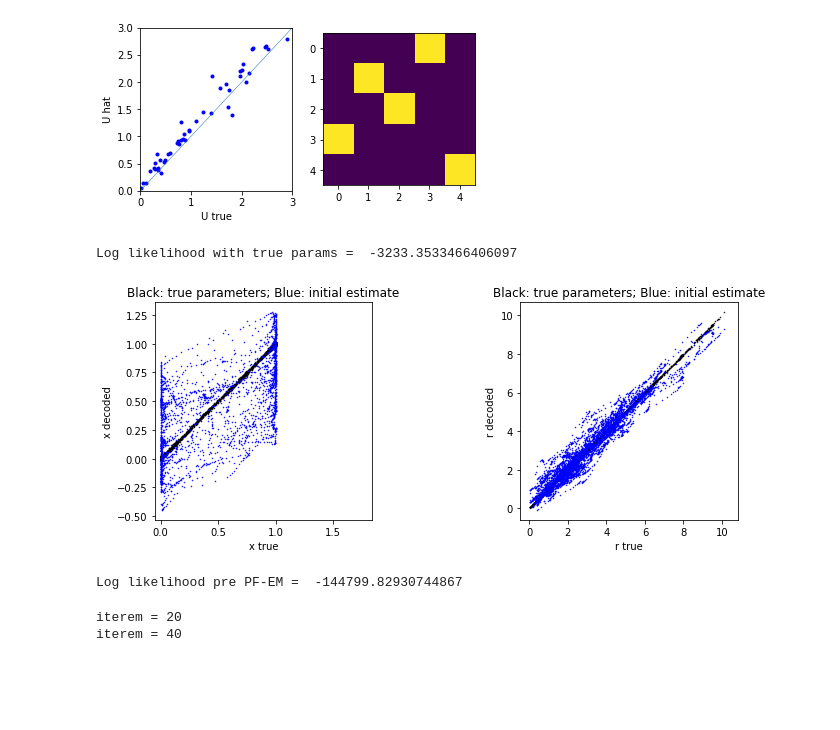
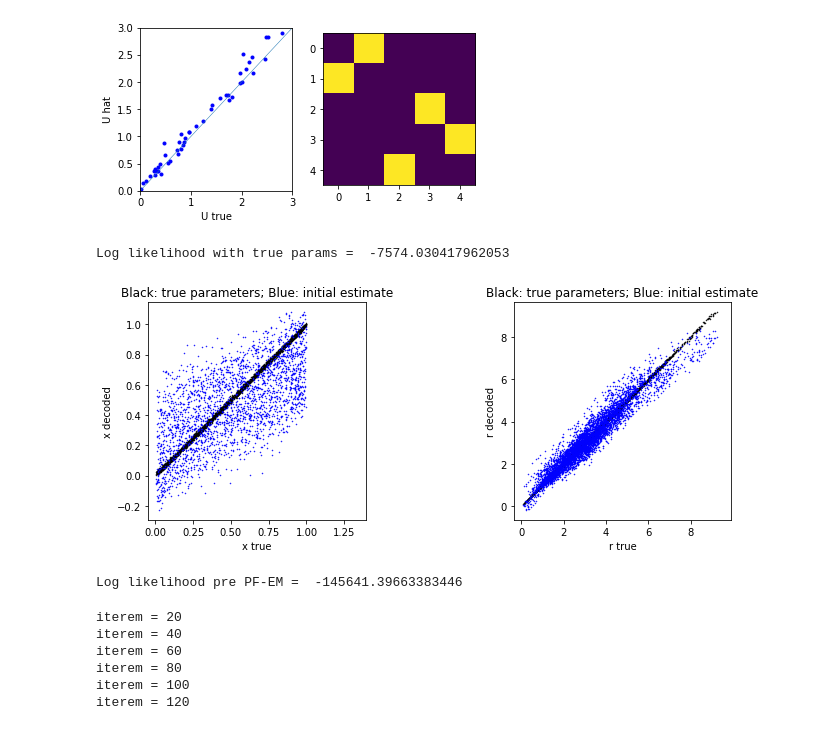
Before and after one commit to XaqLab/InferringInference, a Jupyter notebook: notebooks/InferTAPbrain.ipynb, the cells around one changed output. Cells and saved outputs as stored; diff of their text form; code cells hidden in the pictures; blank space fills up the shorter version.

```diff
--- a/notebooks/InferTAPbrain.ipynb
+++ b/notebooks/InferTAPbrain.ipynb
@@ -49,11 +51,11 @@ lam, G, J, U, V = extractParams(theta, 18, Ns, Ny, Nr)
 Generate data
 """
 
-B = 1  # No. of batches
-T = 5000 # No. of time steps
+B = 10  # No. of batches
+T = 500 # No. of time steps
 T_clip = 20
 
-T_const = np.random.randint(2,20,size=(B))
+T_const = np.random.randint(2,10,size=(B))
 
 y = np.zeros([Ny, T + T_clip, B])
 
@@ -131,7 +120,7 @@ ax[0].set(xlabel='U true', ylabel='U hat')
 ax[1].imshow(PermMat)
 plt.show()
 # %% [output]
-[figure, old version]
+[figure, new version]
 # %%
 """
 Pick only a subset of the data.
@@ -139,7 +128,7 @@ We used a lot more data to obtain the initial estimate of the embedding using IC
 We will use a subset of the data for the  PF - EM
 """
 
-TTotal = 500 # Total no. of time steps to use for analysis
+TTotal = 1000 # Total no. of time steps to use for analysis
 T = TTotal//B
 
 # Retain only the required subset of data
@@ -152,7 +141,7 @@ r_brain = r_brain[:,0:T,:]
 Run the particle filter with true values of (G, J, U, V)
 """
 
-Q_process = 1e-5*np.eye(Ns)    # measurement noise
+Q_process = 1e-5*np.eye(Ns)    # process noise
 Q_obs     = 5e-4*np.eye(Nr)    # measurement noise
 Np = 100                       # No. of particles
 
@@ -169,7 +158,7 @@ for bi in range(B):
 
 print('Log likelihood with true params = ', LL_tp.mean())
 # %% [output]
-Log likelihood with true params =  -3233.3533466406097
+Log likelihood with true params =  -7574.030417962053
 # %%
 """
 Initialize the parameters for PF-EM
@@ -178,7 +167,10 @@ Initialize the parameters for PF-EM
 lam_hat = np.array([lam])
 
 G_hat = 0.1*np.random.randn(18)
-J_hat = Create_J(Ns, params['sparsity_J'], 'nonferr', params['self_coupling_on'])
+G_hat[0] = 0
+G_hat[9] = 0
+J_hat = Create_J(Ns, params['sparsity_J'], params['Jtype'], params['self_coupling_on'])
+# J_hat = np.array([[0, 0.25], [0.25, 0]])
 V_hat = np.linalg.svd(np.random.randn(Ns,Ny), full_matrices=False)[2]
 
 # Initialize the arrays for latent dynamics, fits to meausurements, particles,
@@ -193,7 +185,7 @@ LL_hat = np.zeros([B])
 
 theta_hat = np.concatenate([lam_hat, G_hat, JMatToVec(J_hat), U_hat.flatten('F'), V_hat.flatten('F') ])
 
-# Run the PF using initial eLL_Vecimates of the parameters
+# Run the PF using initial estimates of the parameters
 for bi in range(B):
     LL_hat[bi],x_hat[:,:,bi], P_hat[:,:,:,bi], W_hat[:,bi] = particlefilter(r_brain[:,:,bi], y[:,:,bi], Np, Q_process, Q_obs, theta_hat, nltype)
     r_hat[:,:,bi] = np.dot(U_hat, x_hat[:,1:,bi])
@@ -201,39 +193,35 @@ for bi in range(B):
 
 T_st = 6 # discard the first T_st samples for plotting
 
 # Plot comparison of latent states decoded by the PF using initial value of parameters vs. ground truth
 fig, ax = plt.subplots(1,2,figsize=(12,4))
 ax[0].plot(x[:,T_st:,:].flatten(), x_tp[:,T_st:,:].flatten(),'k.',markersize=1)
 ax[0].plot(x[:,T_st:,:].flatten(), np.dot(PermMat.T, np.reshape(x_hat[:,T_st:,:],[Ns,B*(T+1-T_st)])).flatten(),'b.',markersize=1)
 ax[0].set(xlabel='x true', ylabel='x decoded')
 ax[0].set_title('Black: true parameters; Blue: initial estimate')
 ax[0].axis('square')
 
 ax[1].plot(r_brain[:,T_st:,:].flatten(),r_tp[:,T_st:,:].flatten(),'k.',markersize=1)
 ax[1].plot(r_brain[:,T_st:,:].flatten(),r_hat[:,T_st:,:].flatten(),'b.',markersize=1)
 ax[1].set(xlabel='r true', ylabel='r decoded')
 ax[1].set_title('Black: true parameters; Blue: initial estimate')
 ax[1].axis('square')
 plt.show()
 
-
-
 # Record the initial values of the required parameters and arrays
 x_init = x_hat*1.0
 r_init = r_hat*1.0
 
 J_init = J_hat*1.0
 G_init = G_hat*1.0
 U_init = U_hat*1.0
 V_init = V_hat*1.0
 lam_init = lam_hat*1.0
 
-#del x_tp, r_truedec, P_truedec, W_truedec
-
 print('Log likelihood pre PF-EM = ',LL_hat.mean())
 # %% [output]
-[figure, old version]
+[figure, new version]
-Log likelihood pre PF-EM =  -144799.82930744867
+Log likelihood pre PF-EM =  -145641.39663383446
 # %%
 """
 Run the particle EM algorithm
@@ -252,7 +240,7 @@ y_b     = y[:,:,idx]            # pick the input signals for the mini batch
 P_b     = P_hat[:,:,:,idx]
 W_b     = W_hat[:,idx]
 
-EMIters = 40                 # maximum no. of iterations to use for the EM algorithm
+EMIters = 120                 # maximum no. of iterations to use for the EM algorithm
 MStepMaxIter = 10             # Maximum no. of iterations used by the optimizer in the M step
 LL_Vec   = np.zeros([EMIters]) # record how the log-likelihood changes with iterations
 
@@ -281,6 +269,10 @@ for iterem in range(EMIters):
 # %% [output]
 iterem = 20
 iterem = 40
+iterem = 60
+iterem = 80
+iterem = 100
+iterem = 120
 # %%
 """
 Run the PF on all batches with new parameters
```
Also changed, not shown: parts of 8 cells of this notebook, 10 other files.
